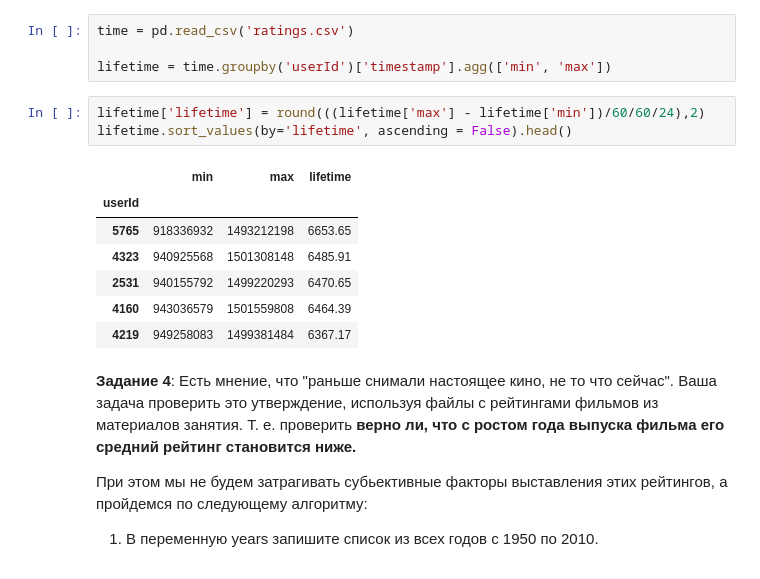
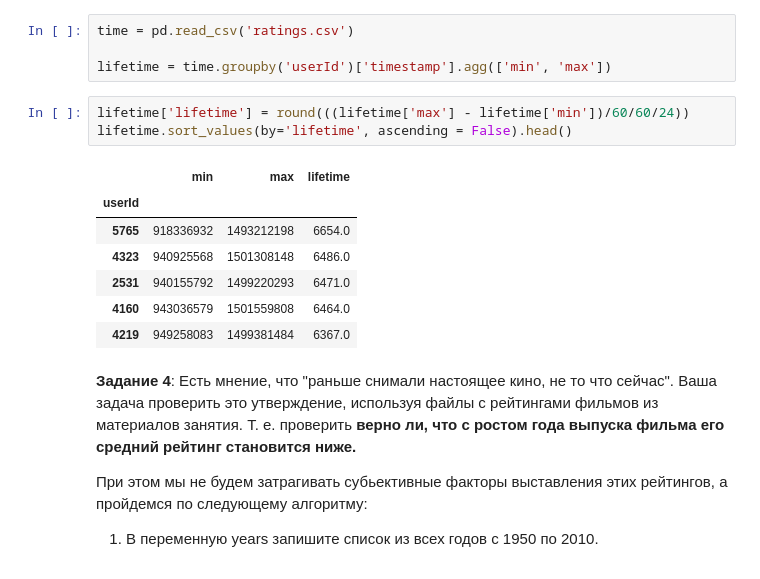
Before and after one commit to AleksandrKosolapov/Python, a Jupyter notebook: Homework6.ipynb, the cells around one changed output. Cells and saved outputs as stored; diff of their text form.

```diff
--- a/Homework6.ipynb
+++ b/Homework6.ipynb
@@ -105,16 +105,16 @@ time = pd.read_csv('ratings.csv')
 
 lifetime = time.groupby('userId')['timestamp'].agg(['min', 'max'])
 # %%
-lifetime['lifetime'] = round(((lifetime['max'] - lifetime['min'])/60/60/24),2)
+lifetime['lifetime'] = round(((lifetime['max'] - lifetime['min'])/60/60/24))
 lifetime.sort_values(by='lifetime', ascending = False).head()
 # %% [output]
 |  | min | max | lifetime |
 | userId |  |  |  |
-| 5765 | 918336932 | 1493212198 | 6653.65 |
-| 4323 | 940925568 | 1501308148 | 6485.91 |
-| 2531 | 940155792 | 1499220293 | 6470.65 |
-| 4160 | 943036579 | 1501559808 | 6464.39 |
-| 4219 | 949258083 | 1499381484 | 6367.17 |
+| 5765 | 918336932 | 1493212198 | 6654.0 |
+| 4323 | 940925568 | 1501308148 | 6486.0 |
+| 2531 | 940155792 | 1499220293 | 6471.0 |
+| 4160 | 943036579 | 1501559808 | 6464.0 |
+| 4219 | 949258083 | 1499381484 | 6367.0 |
 # %% [markdown]
 **Задание 4**:
 Есть мнение, что "раньше снимали настоящее кино, не то что сейчас". Ваша задача проверить это утверждение, используя файлы с рейтингами фильмов из материалов занятия. Т. е. проверить **верно ли, что с ростом года выпуска фильма его средний рейтинг становится ниже.**
```
Also changed, not shown: parts of 1 cell of this notebook.
